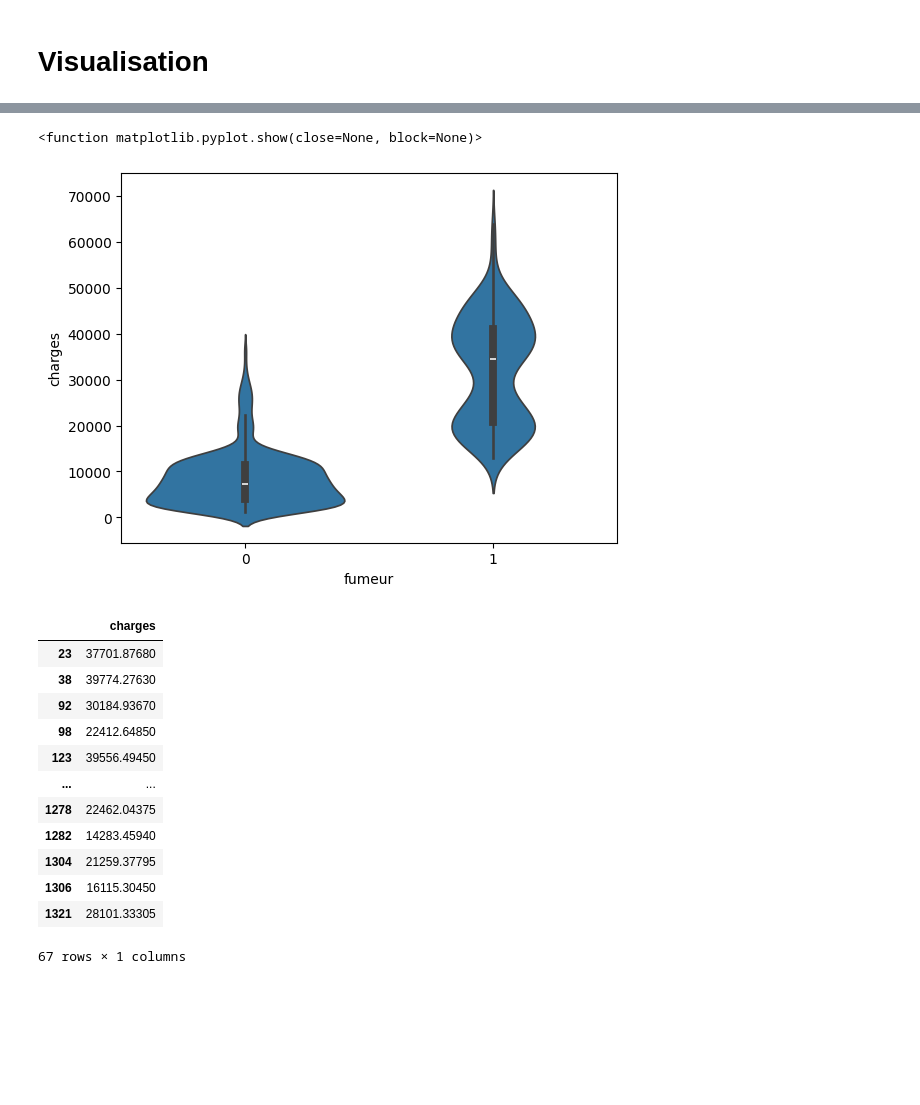
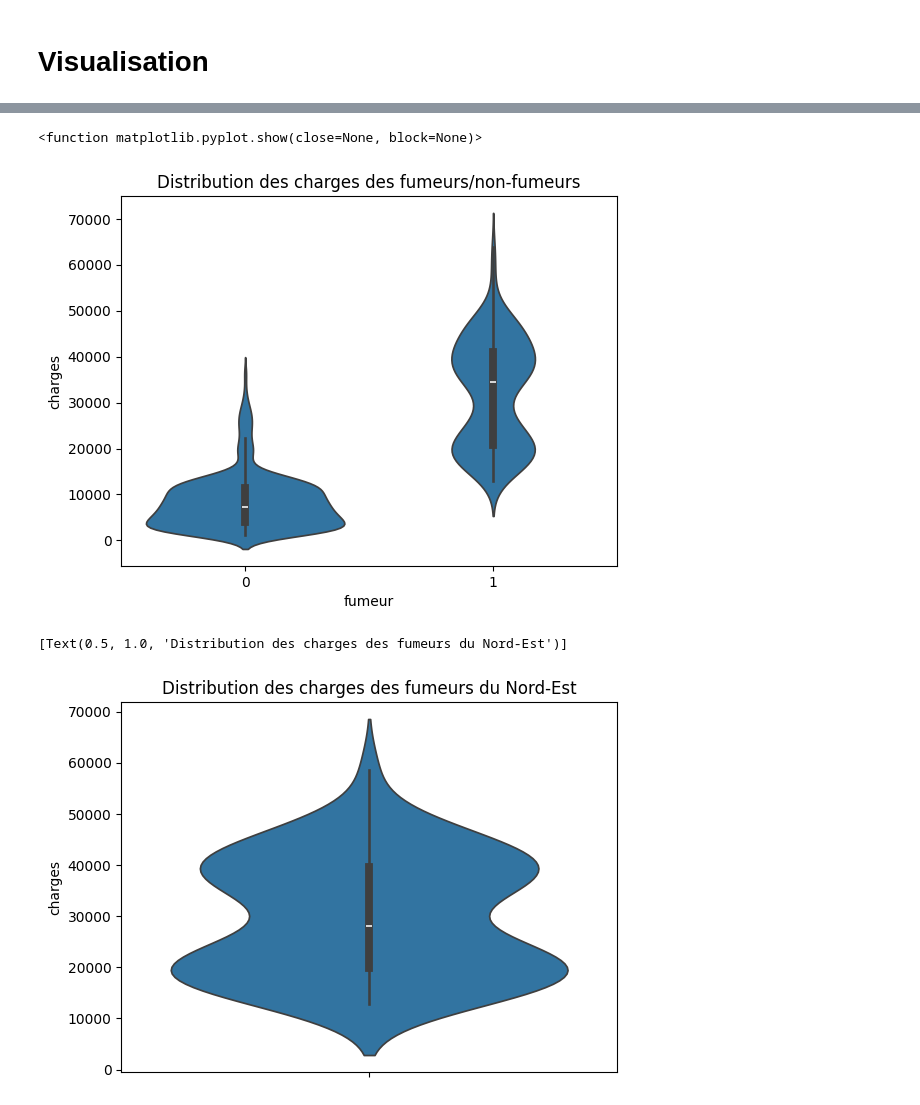
Before and after one commit to Daviddavid-sudo/Briefprimeassurance, a Jupyter notebook: analyse.ipynb, the cells around one changed output, grey strips where cells are left out. Saved outputs shown, nothing was run; the diff lists cells and outputs as text; code cells hidden in the pictures; blank space fills up the shorter version.

```diff
--- a/analyse.ipynb
+++ b/analyse.ipynb
@@ -336,23 +154,12 @@ Name: fumeur, Length: 1337, dtype: int64
 # %%
-sns.violinplot(x=df["fumeur"], y =df["charges"])
+sns.violinplot(x=df["fumeur"], y =df["charges"]).set(title="Distribution des charges des fumeurs/non-fumeurs")
 plt.show
 # %% [output]
 <function matplotlib.pyplot.show(close=None, block=None)>
-[figure, old version]
+[figure, new version]
 # %%
 charge_fumeur_northeast = df[(df["region_northeast"] == 1.0) & (df["fumeur"] == 1)] [["charges"]]
-charge_fumeur_northeast
+sns.violinplot(y = charge_fumeur_northeast["charges"]).set(title="Distribution des charges des fumeurs du Nord-Est")
 # %% [output]
-|  | charges |
-| 23 | 37701.87680 |
-| 38 | 39774.27630 |
-| 92 | 30184.93670 |
-| 98 | 22412.64850 |
-| 123 | 39556.49450 |
-| ... | ... |
-| 1278 | 22462.04375 |
-| 1282 | 14283.45940 |
-| 1304 | 21259.37795 |
-| 1306 | 16115.30450 |
-| 1321 | 28101.33305 |
-67 rows × 1 columns
+[Text(0.5, 1.0, 'Distribution des charges des fumeurs du Nord-Est')]
+[figure, added]
```
Also changed, not shown: parts of 55 cells of this notebook, 1 other file.
